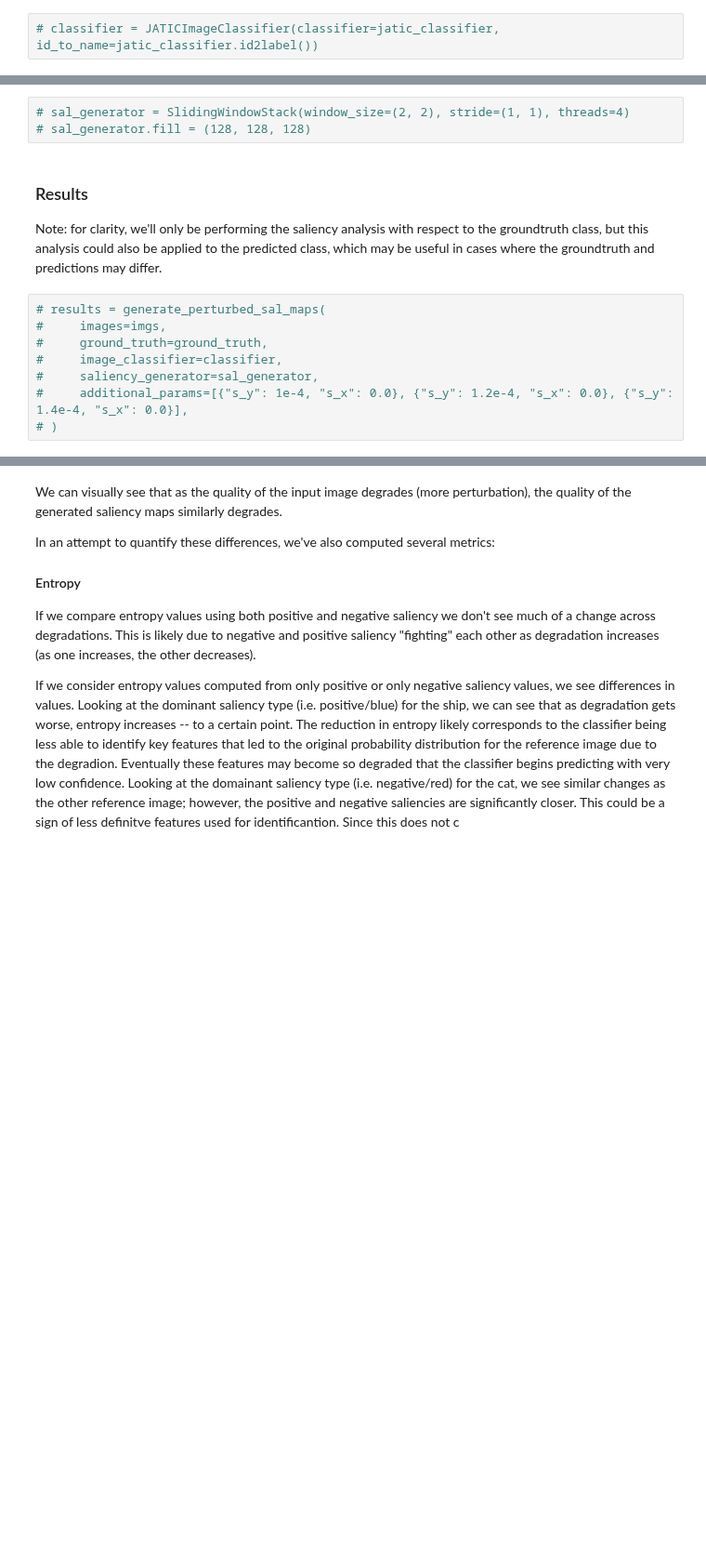
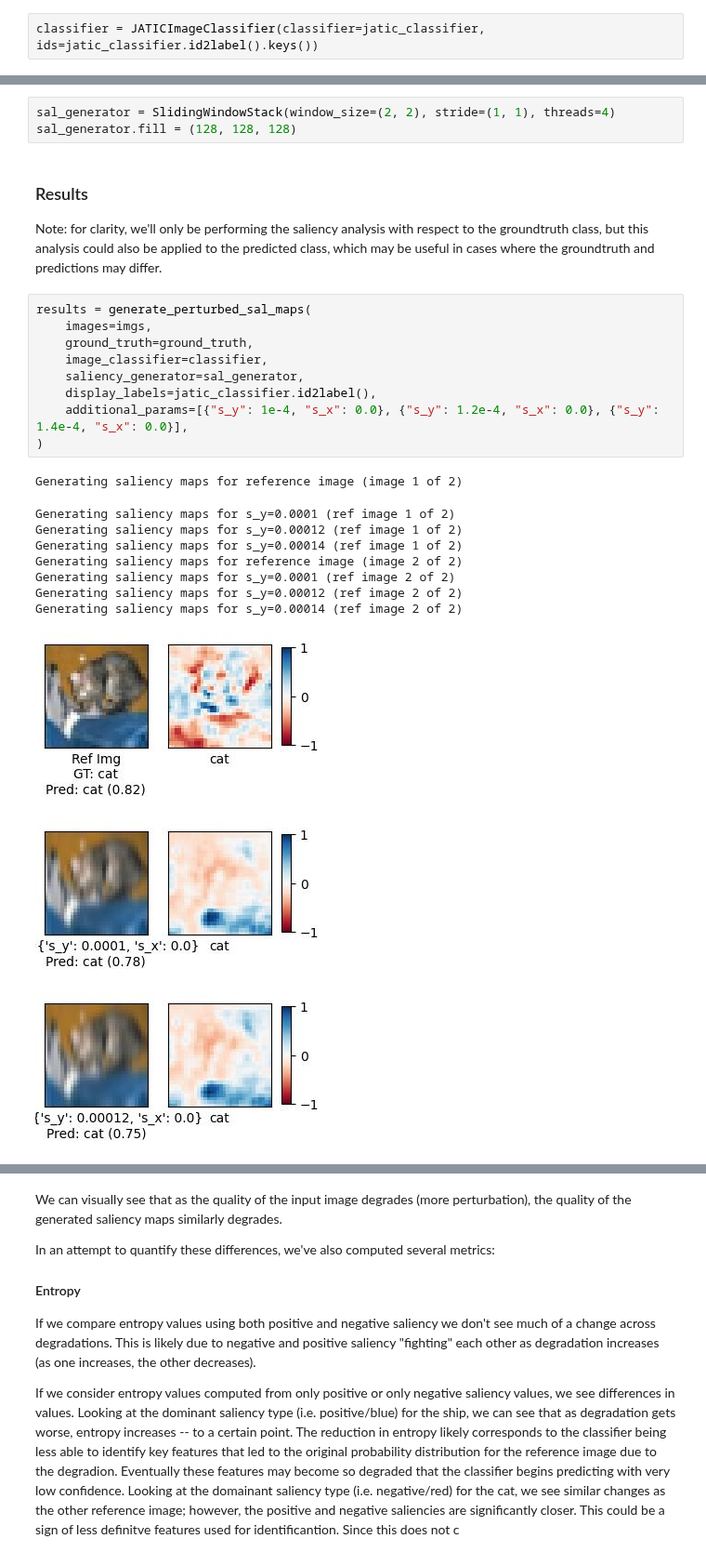
Before and after one commit to Kitware/nrtk, a Jupyter notebook: examples/maite/jatic-perturbations-saliency.ipynb, the cells around one changed output, grey strips where cells are left out. Shown at 93% size. Drawn from its saved outputs; the diff is of its cells as text; blank space fills up the shorter version.

Commit message:
Fix jatic-perturbation-saliency notebook

```diff
--- a/examples/maite/jatic-perturbations-saliency.ipynb
+++ b/examples/maite/jatic-perturbations-saliency.ipynb
@@ -362,21 +383,34 @@ We'll use a Hugging Face model conforming to the `maite` image classification pr
 # %%
-# classifier = JATICImageClassifier(classifier=jatic_classifier, id_to_name=jatic_classifier.id2label())
+classifier = JATICImageClassifier(classifier=jatic_classifier, ids=jatic_classifier.id2label().keys())
 # %% [markdown]
 ### Saliency Generator <a name="saliency-generator"></a>
 
 We'll use the `SlidingWindowStack` blackbox saliency generator.
 # %%
-# sal_generator = SlidingWindowStack(window_size=(2, 2), stride=(1, 1), threads=4)
-# sal_generator.fill = (128, 128, 128)
+sal_generator = SlidingWindowStack(window_size=(2, 2), stride=(1, 1), threads=4)
+sal_generator.fill = (128, 128, 128)
 # %% [markdown]
 ### Results <a name="results"></a>
 
 Note: for clarity, we'll only be performing the saliency analysis with respect to the groundtruth class, but this analysis could also be applied to the predicted class, which may be useful in cases where the groundtruth and predictions may differ.
 # %%
-# results = generate_perturbed_sal_maps(
-#     images=imgs,
-#     ground_truth=ground_truth,
-#     image_classifier=classifier,
-#     saliency_generator=sal_generator,
-#     additional_params=[{"s_y": 1e-4, "s_x": 0.0}, {"s_y": 1.2e-4, "s_x": 0.0}, {"s_y": 1.4e-4, "s_x": 0.0}],
-# )
+results = generate_perturbed_sal_maps(
+    images=imgs,
+    ground_truth=ground_truth,
+    image_classifier=classifier,
+    saliency_generator=sal_generator,
+    display_labels=jatic_classifier.id2label(),
+    additional_params=[{"s_y": 1e-4, "s_x": 0.0}, {"s_y": 1.2e-4, "s_x": 0.0}, {"s_y": 1.4e-4, "s_x": 0.0}],
+)
+# %% [output]
+Generating saliency maps for reference image (image 1 of 2)
+Generating saliency maps for s_y=0.0001 (ref image 1 of 2)
+Generating saliency maps for s_y=0.00012 (ref image 1 of 2)
+Generating saliency maps for s_y=0.00014 (ref image 1 of 2)
+Generating saliency maps for reference image (image 2 of 2)
+Generating saliency maps for s_y=0.0001 (ref image 2 of 2)
+Generating saliency maps for s_y=0.00012 (ref image 2 of 2)
+Generating saliency maps for s_y=0.00014 (ref image 2 of 2)
+[figure, added]
+[figure, added]
+[figure, added]
```
Also changed, not shown: parts of 11 cells of this notebook.
